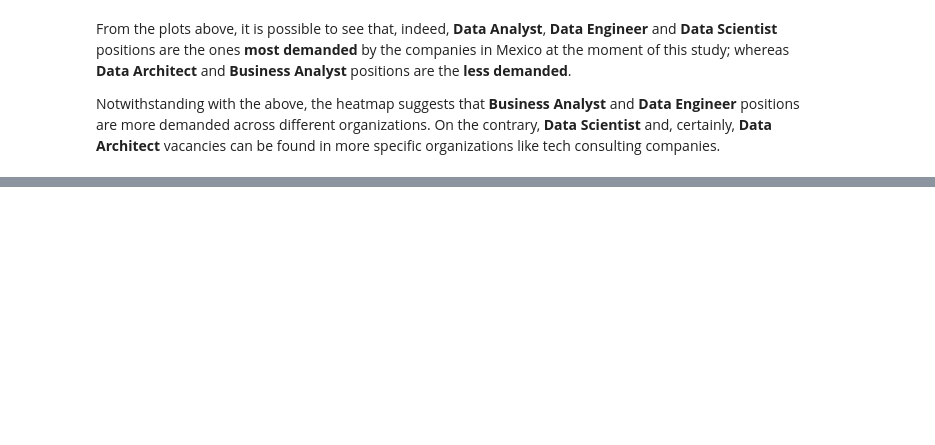
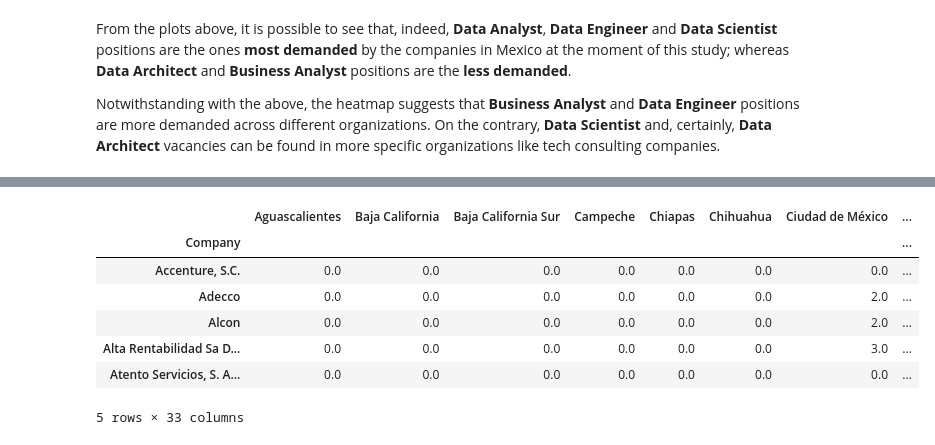
Before and after one commit to DanielEduardoLopez/DataJobs-MX2023, a Jupyter notebook: 2_DataJobsMX2023_DataAnalysis.ipynb, the cells around one changed output, grey strips where cells are left out. Cells and saved outputs as stored; diff of their text form; code cells hidden in the pictures; blank space fills up the shorter version.

Commit message:
Added heatmap for analyzing the demand per company and location

```diff
--- a/2_DataJobsMX2023_DataAnalysis.ipynb
+++ b/2_DataJobsMX2023_DataAnalysis.ipynb
@@ -1264,0 +1291,9 @@ Notwithstanding with the above, the heatmap suggests that **Business Analyst** a
+# %%
+# Dataframe for analyzing the location of the companies demanding data jobs
+companies_by_location_df = (pd.pivot_table(data = df, index = 'Company', columns = 'Location',
+                          values = 'Job', aggfunc = 'count').transpose()
+                        .join(states_df, how = 'outer').drop(columns =['ID', 'Lat', 'Long'])
+                        .transpose().fillna(0).drop('Not Disclosed')
+                        )
+companies_by_location_df['Total'] = companies_by_location_df.sum(axis=1, numeric_only= True)
+companies_by_location_df.head()
@@ -1264,0 +1324,20 @@ Notwithstanding with the above, the heatmap suggests that **Business Analyst** a
+# %%
+# Top 30 companies demanding data jobs and its locations
+top_companies_by_location = 30
+top_companies_by_location_df = (companies_by_location_df
+                                .sort_values('Total', ascending = False)[:top_companies_by_location]
+                                .drop(columns = 'Total').reset_index()
+                                .rename(columns = {'index': 'Company'})
+                                .sort_values('Company', ascending = True)
+                                .set_index('Company').astype(float)
+                                )
+top_companies_by_location_df.head()
+# %% [output]
+|  | Aguascalientes | Baja California | Baja California Sur | Campeche | Chiapas | Chihuahua | Ciudad de México | ... |
+| Company |  |  |  |  |  |  |  | ... |
+| Accenture, S.C. | 0.0 | 0.0 | 0.0 | 0.0 | 0.0 | 0.0 | 0.0 | ... |
+| Adecco | 0.0 | 0.0 | 0.0 | 0.0 | 0.0 | 0.0 | 2.0 | ... |
+| Alcon | 0.0 | 0.0 | 0.0 | 0.0 | 0.0 | 0.0 | 2.0 | ... |
+| Alta Rentabilidad Sa D... | 0.0 | 0.0 | 0.0 | 0.0 | 0.0 | 0.0 | 3.0 | ... |
+| Atento Servicios, S. A... | 0.0 | 0.0 | 0.0 | 0.0 | 0.0 | 0.0 | 0.0 | ... |
+5 rows × 33 columns
```
Also changed, not shown: parts of 41 cells of this notebook.
